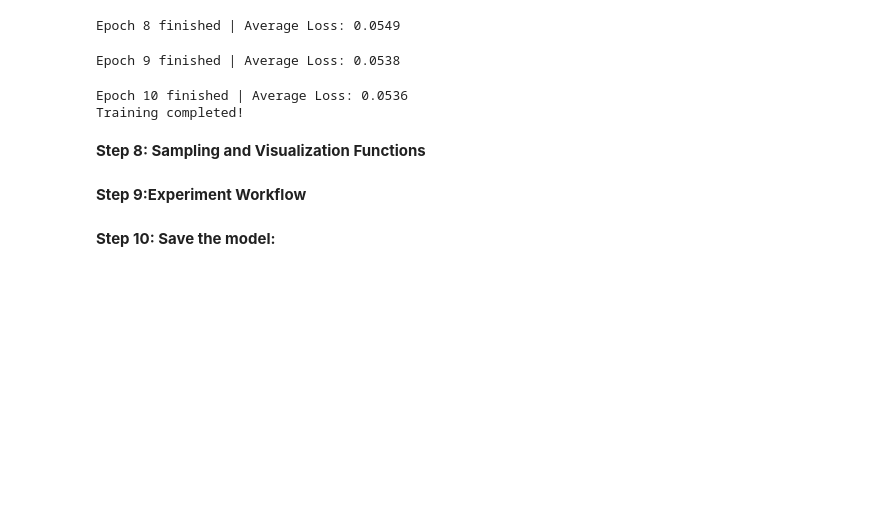
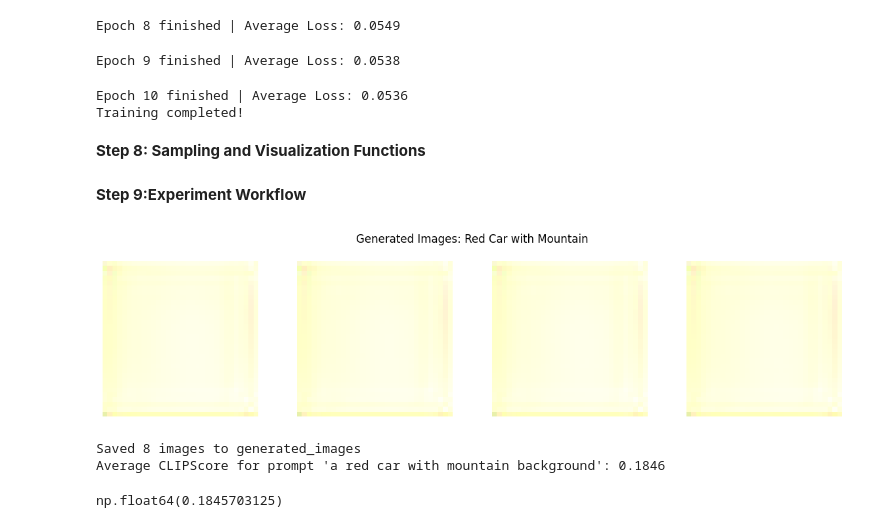
Before and after one commit to Ermi1223/conditional-diffusion-tutorial, a Jupyter notebook: conditional_diffusion_model.ipynb, the cells around one changed output. Drawn from its saved outputs; the diff is of its cells as text; code cells hidden in the pictures; blank space fills up the shorter version.

Commit message:
Add prompt-conditioned image generation, visualization, saving, and CLIPScore evaluation

```diff
--- a/conditional_diffusion_model.ipynb
+++ b/conditional_diffusion_model.ipynb
@@ -447,5 +449,20 @@ def batch_clipscore(samples, prompt):
     return avg_score
 # %% [markdown]
 **Step 9:Experiment Workflow**
-# %% [markdown]
-**Step 10: Save the model:**
+# %%
+# Generate images
+samples = sample_ddim(trained_model, diffusion, num_samples=8, text_prompt="a red car with mountain background", guidance_scale=7.5)
+
+# Visualize
+visualize_samples(samples, title="Generated Images: Red Car with Mountain")
+
+# Save images
+save_images(samples, folder="generated_images")
+
+# Evaluate CLIPScore
+batch_clipscore(samples, prompt="a red car with mountain background")
+# %% [output]
+[figure, added]
+Saved 8 images to generated_images
+Average CLIPScore for prompt 'a red car with mountain background': 0.1846
+np.float64(0.1845703125)
```
Also changed, not shown: parts of 2 cells of this notebook.
